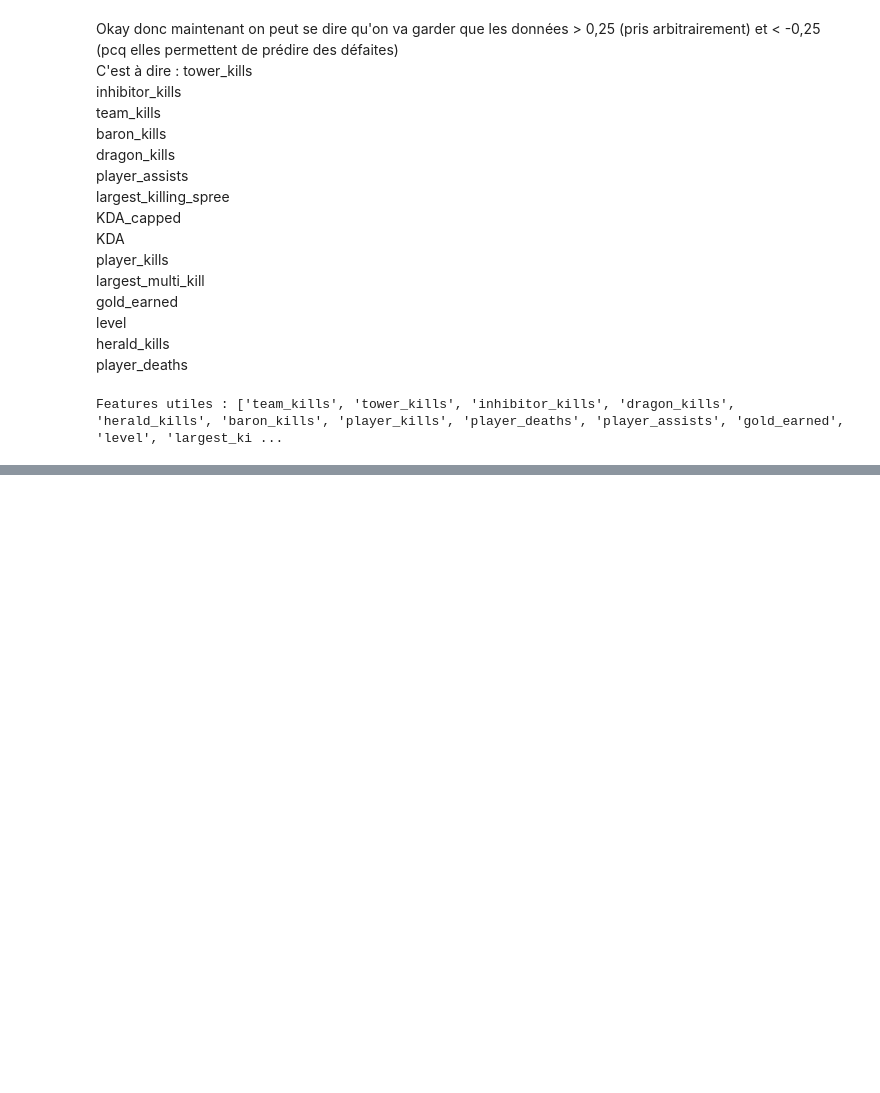
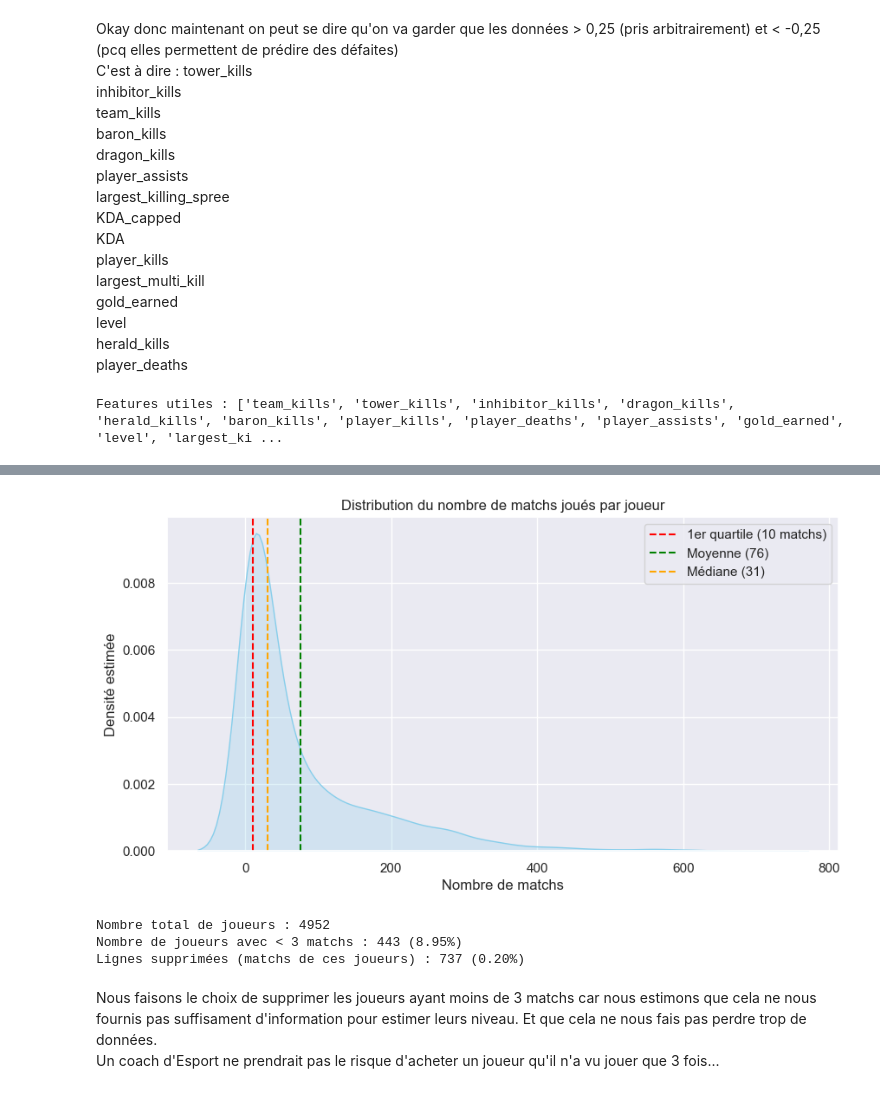
Before and after one commit to TimCout/AI_Project, a Jupyter notebook: Project.ipynb, the cells around one changed output, grey strips where cells are left out. Saved outputs shown, nothing was run; the diff lists cells and outputs as text; code cells hidden in the pictures; blank space fills up the shorter version.

```diff
--- a/Project.ipynb
+++ b/Project.ipynb
@@ -398,0 +439,5 @@ Features utiles : ['team_kills', 'tower_kills', 'inhibitor_kills', 'dragon_kills
+# %%
+#Analyse frq apparitions joueurs
+player_counts = player_match_df['player_id'].value_counts()
+
+print(player_counts.describe())
@@ -398,0 +454,42 @@ Features utiles : ['team_kills', 'tower_kills', 'inhibitor_kills', 'dragon_kills
+# %%
+plt.figure(figsize=(10, 5))
+sns.kdeplot(player_counts, fill=True, color='skyblue', bw_adjust=1.2)
+plt.title("Distribution du nombre de matchs joués par joueur")
+plt.xlabel("Nombre de matchs")
+plt.ylabel("Densité estimée")
+plt.axvline(10, color='red', linestyle='--', label='1er quartile (10 matchs)')
+plt.axvline(player_counts.mean(), color='green', linestyle='--', label=f"Moyenne ({player_counts.mean():.0f})")
+plt.axvline(player_counts.median(), color='orange', linestyle='--', label=f"Médiane ({player_counts.median():.0f})")
+plt.legend()
+plt.show()
+# %% [output]
+[figure, added]
+# %%
+# Joueurs rares = moins de 10 matchs
+rare_players = player_counts[player_counts < 3].index
+
+# Nombre total de joueurs
+total_players = player_counts.shape[0]
+
+# Nombre de joueurs rares
+rare_player_count = len(rare_players)
+
+# Pourcentage de joueurs rares
+rare_player_pct = rare_player_count / total_players * 100
+
+# Nombre de lignes (matchs) concernées
+rows_removed = player_match_df[player_match_df['player_id'].isin(rare_players)].shape[0]
+total_rows = player_match_df.shape[0]
+rows_pct = rows_removed / total_rows * 100
+
+# Affichage
+print(f"Nombre total de joueurs : {total_players}")
+print(f"Nombre de joueurs avec < 3 matchs : {rare_player_count} ({rare_player_pct:.2f}%)")
+print(f"Lignes supprimées (matchs de ces joueurs) : {rows_removed} ({rows_pct:.2f}%)")
+# %% [output]
+Nombre total de joueurs : 4952
+Nombre de joueurs avec < 3 matchs : 443 (8.95%)
+Lignes supprimées (matchs de ces joueurs) : 737 (0.20%)
+# %% [markdown]
+Nous faisons le choix de supprimer les joueurs ayant moins de 3 matchs car nous estimons que cela ne nous fournis pas suffisament d'information pour estimer leurs niveau. Et que cela ne nous fais pas perdre trop de données.
+Un coach d'Esport ne prendrait pas le risque d'acheter un joueur qu'il n'a vu jouer que 3 fois...
```
Also changed, not shown: parts of 14 cells of this notebook.
